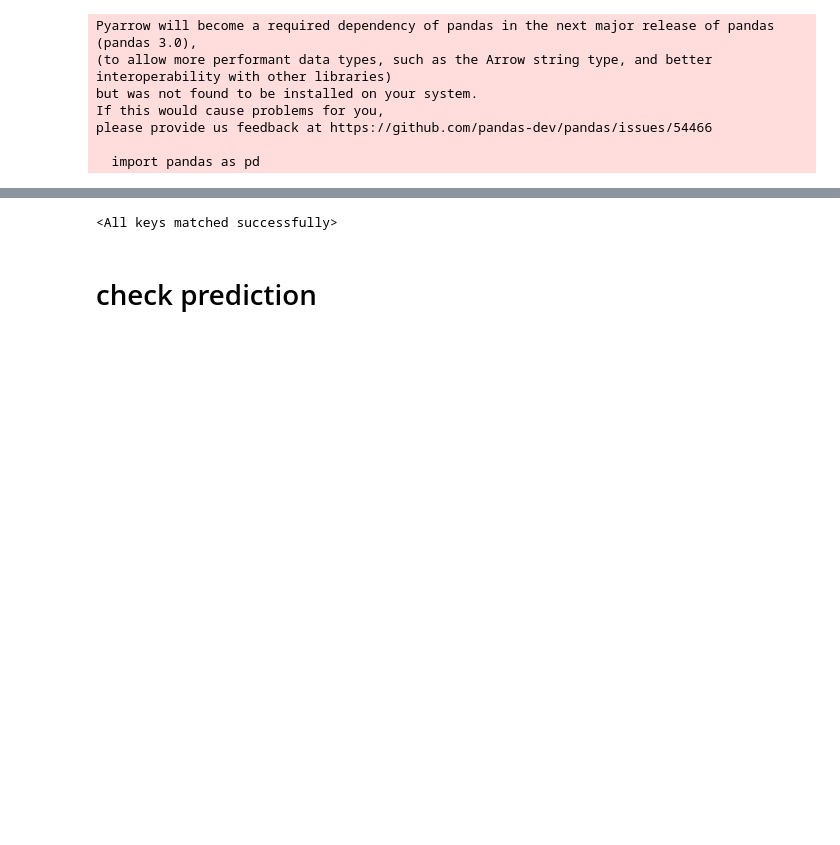
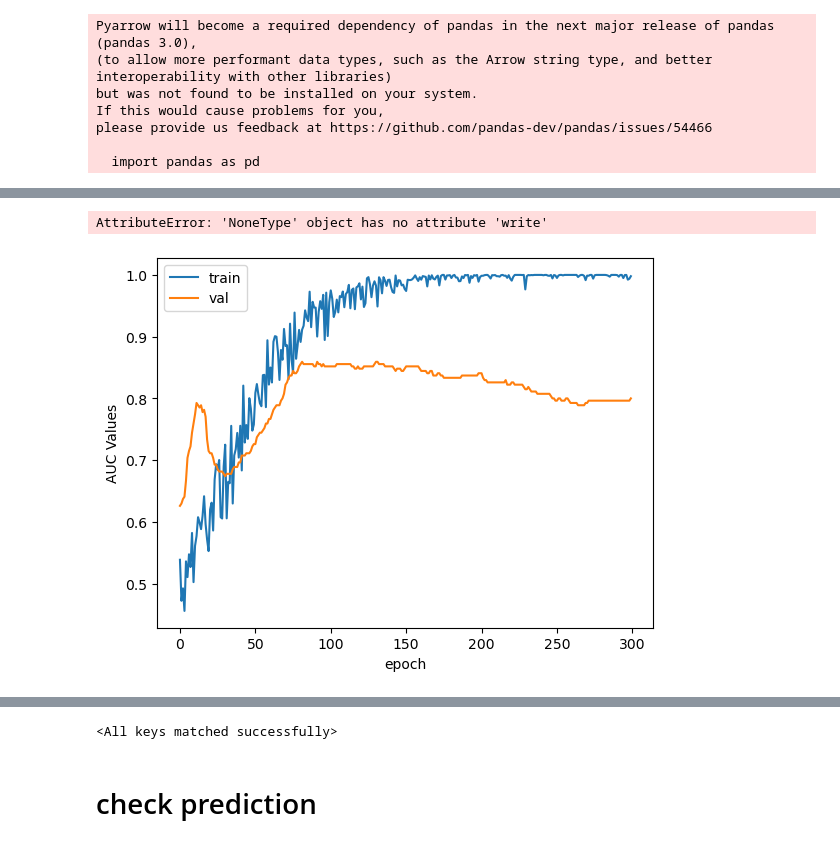
Before and after one commit to BaconDavid/CRLM_Internship_Project, a Jupyter notebook: Evaluation/Results_analysis.ipynb, the cells around one changed output, grey strips where cells are left out. Saved outputs shown, nothing was run; the diff lists cells and outputs as text; code cells hidden in the pictures; blank space fills up the shorter version.

```diff
--- a/Evaluation/Results_analysis.ipynb
+++ b/Evaluation/Results_analysis.ipynb
@@ -442,0 +200,5 @@ plt.show()
+# %%
+eval.plot_auc()
+# %% [output]
+AttributeError: 'NoneType' object has no attribute 'write'
+[figure, added]
```
Also changed, not shown: parts of 57 cells of this notebook, 21 other files.
